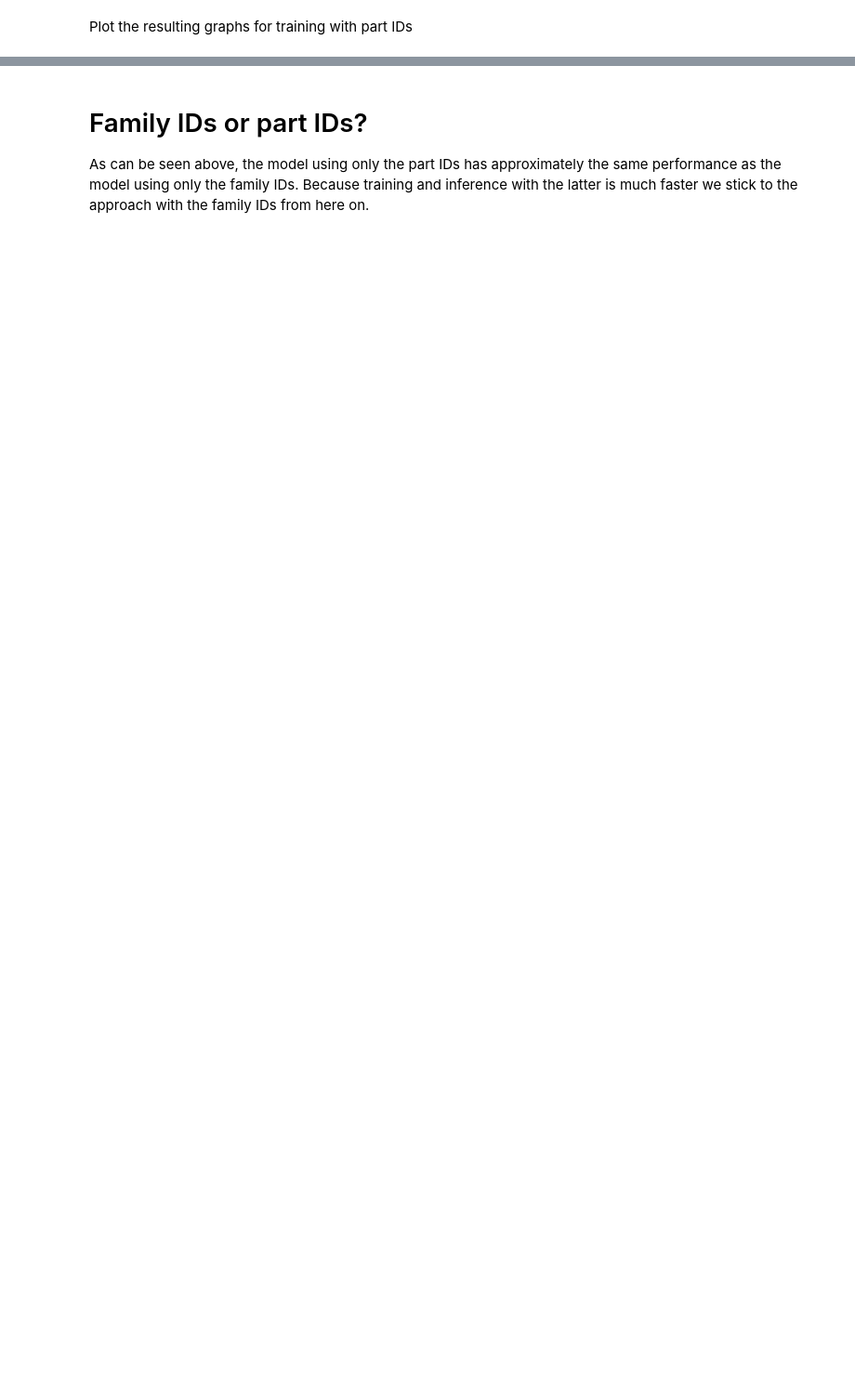
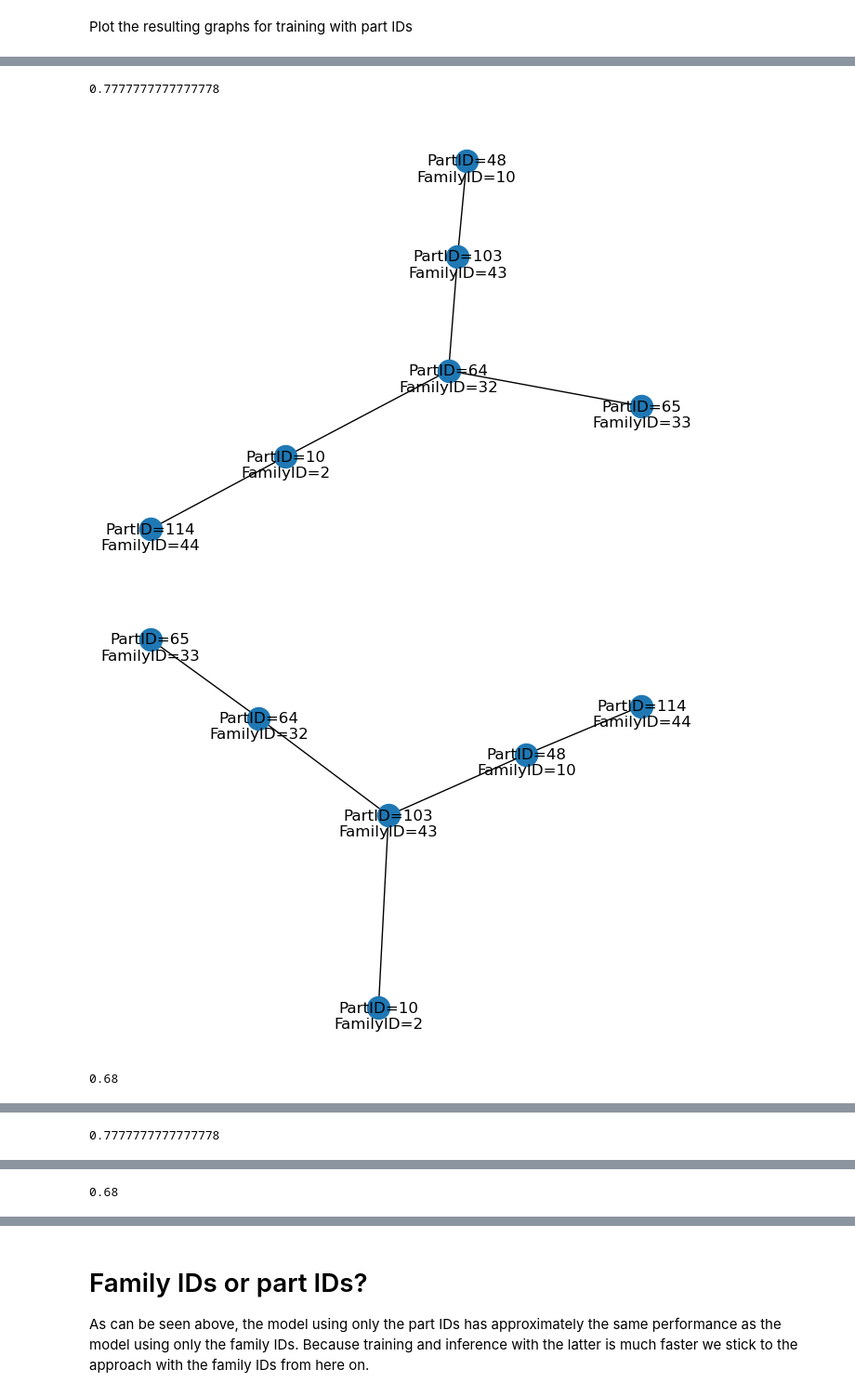
Before and after one commit to grashei/ai-project, a Jupyter notebook: neighbour_prediction_ffn.ipynb, the cells around one changed output, grey strips where cells are left out. Shown at 93% size. Drawn from its saved outputs; the diff is of its cells as text; code cells hidden in the pictures; blank space fills up the shorter version.

```diff
--- a/neighbour_prediction_ffn.ipynb
+++ b/neighbour_prediction_ffn.ipynb
@@ -658,6 +518,8 @@ ax2.yaxis.set_major_formatter(FuncFormatter(lambda y, _: '{:.2%}'.format(y)))
 def get_parts_with_part_id(parts: List[Part], part_id: int) -> List[Part]:
     return [part for part in parts if part.get_opid() == part_id]
 # %%
+cpu_model = model.cpu()
+
 class GraphenGuruGuenter(MyPredictionModel):
 
     def __init__(self, model, part_mapping):
@@ -672,32 +534,58 @@ class GraphenGuruGuenter(MyPredictionModel):
             raw_predictions.append(prediction)
         raw_predictions = torch.stack(raw_predictions)
         return self.build_predicted_graph(parts, raw_predictions)
 
     def build_predicted_graph(self, parts: Set[Part], pred_adj_matrix: Tensor) -> Graph:
         parts_list = sorted(list(parts))
         added_parts = set()
         node_count = len(parts_list)
         predicted_graph = Graph()
+        parts_at_nodes = dict()
+        for p in parts:
+            parts_at_nodes[p] = []
 
-        while predicted_graph.get_edge_count() // 2 < node_count - 1 and not torch.all(pred_adj_matrix < 1e-3):
+        while predicted_graph.get_edge_count() // 2 < node_count - 1 and not torch.all(pred_adj_matrix == 0):
 
             max_signal_idx = (pred_adj_matrix == torch.max(pred_adj_matrix)).nonzero()
             source_idx = max_signal_idx[0][0].item()
             sink_dense_part_id = max_signal_idx[0][1].item()
 
             source_orig_part_id = parts_list[source_idx].get_opid()
             sink_orig_part_id = self.part_mapping.to_orig(sink_dense_part_id)
 
             parts_with_source_part_id = get_parts_with_part_id(parts_list, source_orig_part_id)
             parts_with_sink_part_id = get_parts_with_part_id(parts_list, sink_orig_part_id)
 
+            parts_with_source_part_id = sorted(parts_with_source_part_id, key=lambda x: parts_at_nodes[x].count(sink_orig_part_id))
+            parts_with_sink_part_id = sorted(parts_with_sink_part_id, key=lambda x: parts_at_nodes[x].count(source_orig_part_id))
+
             for source in parts_with_source_part_id:
                 for sink in parts_with_sink_part_id:
-                    if source != sink and not (source in added_parts and sink in added_parts):
+                    if source != sink and not (source in added_parts and sink in added_parts) or not predicted_graph.is_reachable(source,sink):
+                        parts_at_nodes[source] += [sink_orig_part_id]
+                        parts_at_nodes[sink] += [source_orig_part_id]
                         predicted_graph.add_undirected_edge(source, sink)
                         added_parts.add(source)
                         added_parts.add(sink)
                         break
+                else:
+                    continue
+                break
 
             pred_adj_matrix[source_idx][sink_dense_part_id] = 0.0
         return predicted_graph
+
+
+predictor = GraphenGuruGuenter(cpu_model, part_mapper)
+
+with torch.no_grad():
+    st = time.time()
+    accuracy = evaluate_graphs(predictor, val_graphs)
+    print(f"Mean normalized edge accuracy: {accuracy}")
+    et = time.time()
+    print(f"Execution time: {(et - st):.2f}s")
+# %% [output]
+0.7777777777777778
+[figure, added]
+[figure, added]
+0.68
@@ -703,0 +594 @@ class GraphenGuruGuenter(MyPredictionModel):
+0.7777777777777778
@@ -703,0 +597 @@ class GraphenGuruGuenter(MyPredictionModel):
+0.68
```
Also changed, not shown: parts of 32 cells of this notebook, 2 other files.
